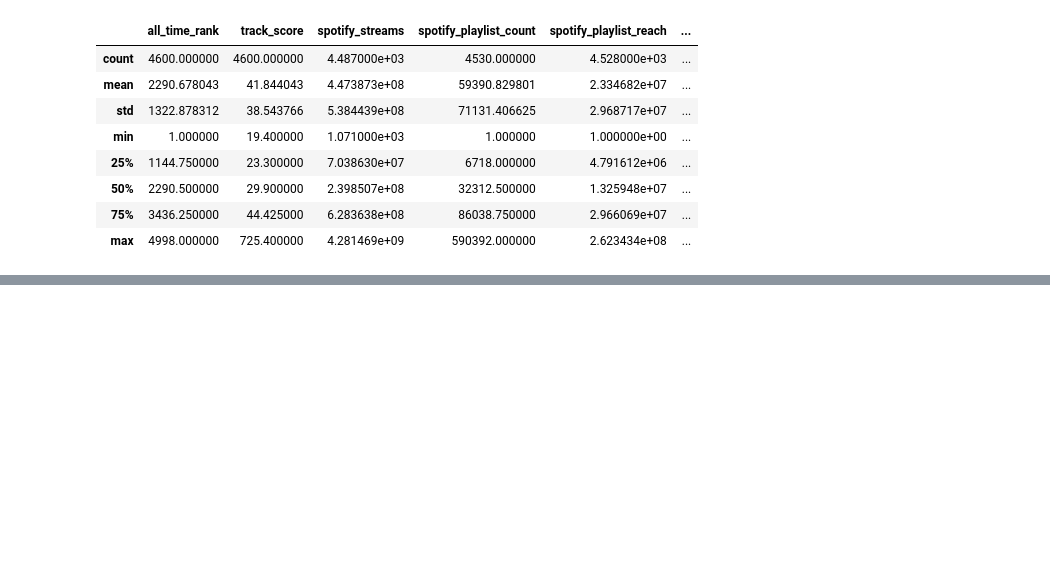
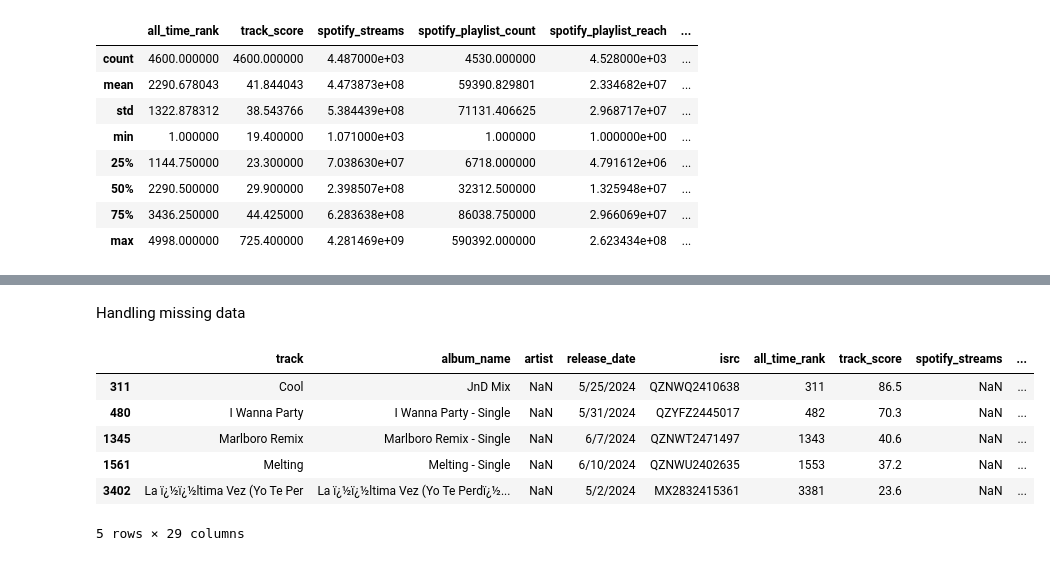
Before and after one commit to DatagenieSK/Most-Streamed-Spotify-Songs-2024-EDA, a Jupyter notebook: Most-Streamed-Spotify-Songs-2024-EDA.ipynb, the cells around one changed output, grey strips where cells are left out. Cells and saved outputs as stored; diff of their text form; code cells hidden in the pictures; blank space fills up the shorter version.

```diff
--- a/Most-Streamed-Spotify-Songs-2024-EDA.ipynb
+++ b/Most-Streamed-Spotify-Songs-2024-EDA.ipynb
@@ -176,0 +197,12 @@ df.describe()
+# %% [markdown]
+Handling missing data
+# %%
+df[df['artist'].isnull()]
+# %% [output]
+|  | track | album_name | artist | release_date | isrc | all_time_rank | track_score | spotify_streams | ... |
+| 311 | Cool | JnD Mix | NaN | 5/25/2024 | QZNWQ2410638 | 311 | 86.5 | NaN | ... |
+| 480 | I Wanna Party | I Wanna Party - Single | NaN | 5/31/2024 | QZYFZ2445017 | 482 | 70.3 | NaN | ... |
+| 1345 | Marlboro Remix | Marlboro Remix - Single | NaN | 6/7/2024 | QZNWT2471497 | 1343 | 40.6 | NaN | ... |
+| 1561 | Melting | Melting - Single | NaN | 6/10/2024 | QZNWU2402635 | 1553 | 37.2 | NaN | ... |
+| 3402 | La ï¿½ï¿½ltima Vez (Yo Te Per | La ï¿½ï¿½ltima Vez (Yo Te Perdï¿½... | NaN | 5/2/2024 | MX2832415361 | 3381 | 23.6 | NaN | ... |
+5 rows × 29 columns
```
Also changed, not shown: parts of 10 cells of this notebook.
